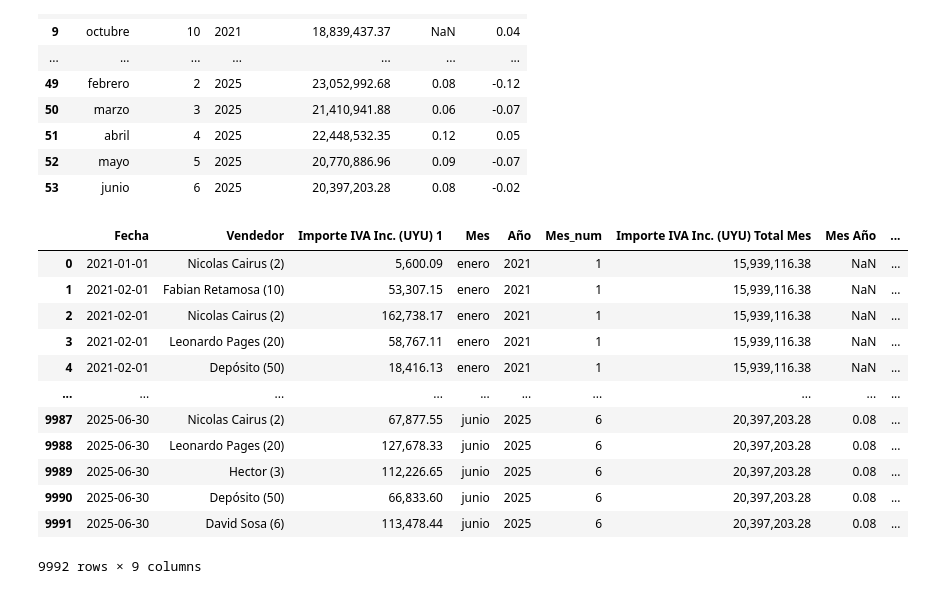
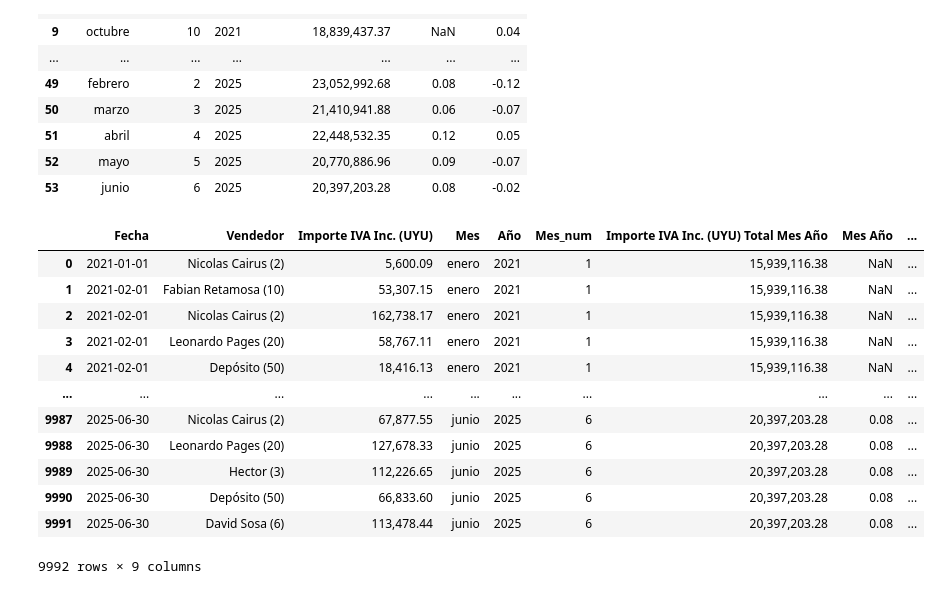
Before and after one commit to MarV-da/Internships, a Jupyter notebook: Datos Ventas I.ipynb, the cells around one changed output. Cells and saved outputs as stored; diff of their text form; code cells hidden in the pictures.

```diff
--- a/Datos Ventas I.ipynb
+++ b/Datos Ventas I.ipynb
@@ -182,10 +182,10 @@ vma.reset_index(drop=True)
 | 52 | mayo | 5 | 2025 | 20,770,886.96 | 0.09 | -0.07 |
 | 53 | junio | 6 | 2025 | 20,397,203.28 | 0.08 | -0.02 |
 # %%
-dvf=dv1.merge(vma, on=['Mes_num','Año','Mes'], how='left', suffixes=(' 1', ' Total Mes'))
+dvf=dv1.merge(vma, on=['Mes_num','Año','Mes'], how='left', suffixes=('', ' Total Mes Año'))
 dvf
 # %% [output]
-|  | Fecha | Vendedor | Importe IVA Inc. (UYU) 1 | Mes | Año | Mes_num | Importe IVA Inc. (UYU) Total Mes | Mes Año | ... |
+|  | Fecha | Vendedor | Importe IVA Inc. (UYU) | Mes | Año | Mes_num | Importe IVA Inc. (UYU) Total Mes Año | Mes Año | ... |
 | 0 | 2021-01-01 | Nicolas Cairus (2) | 5,600.09 | enero | 2021 | 1 | 15,939,116.38 | NaN | ... |
 | 1 | 2021-02-01 | Fabian Retamosa (10) | 53,307.15 | enero | 2021 | 1 | 15,939,116.38 | NaN | ... |
 | 2 | 2021-02-01 | Nicolas Cairus (2) | 162,738.17 | enero | 2021 | 1 | 15,939,116.38 | NaN | ... |
```
